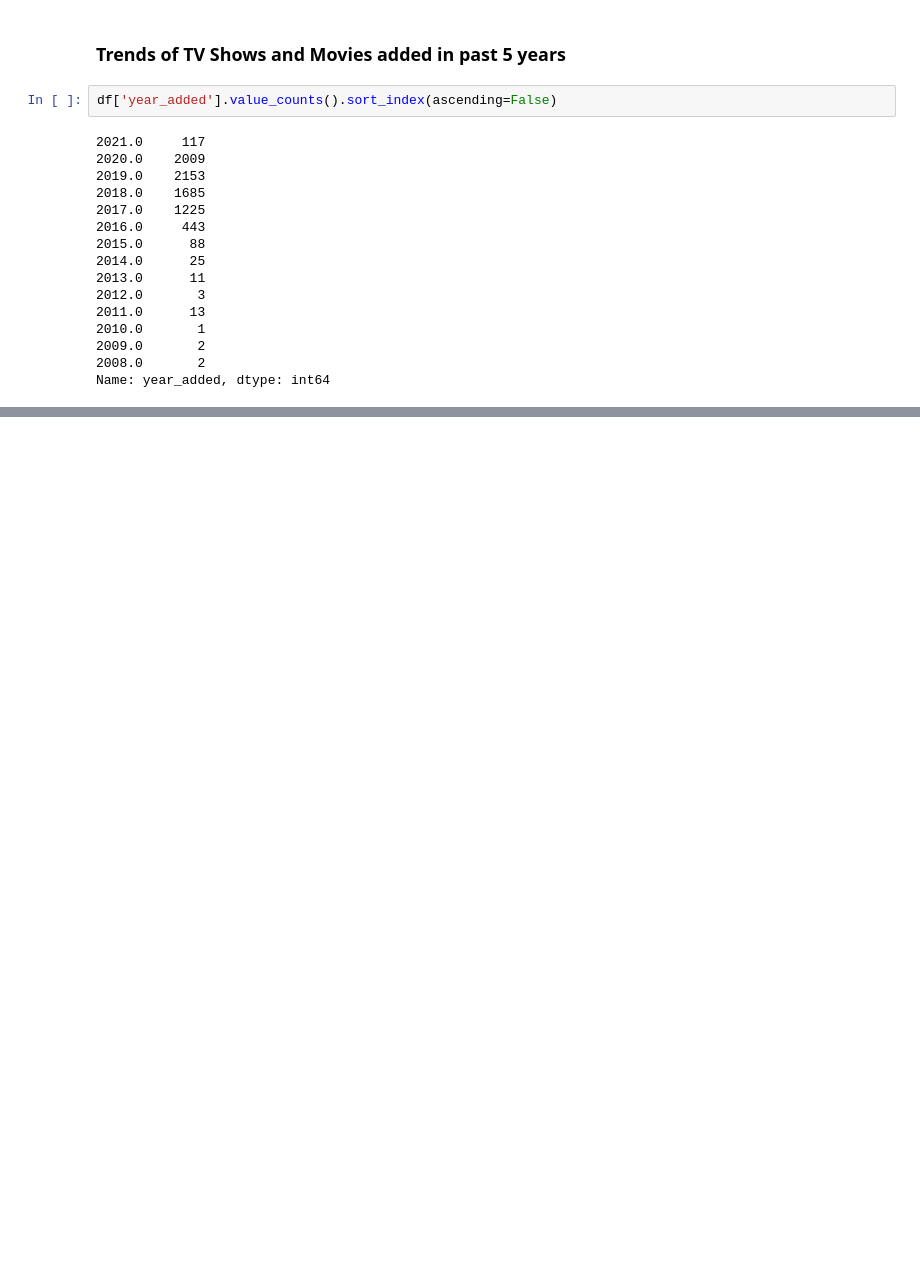
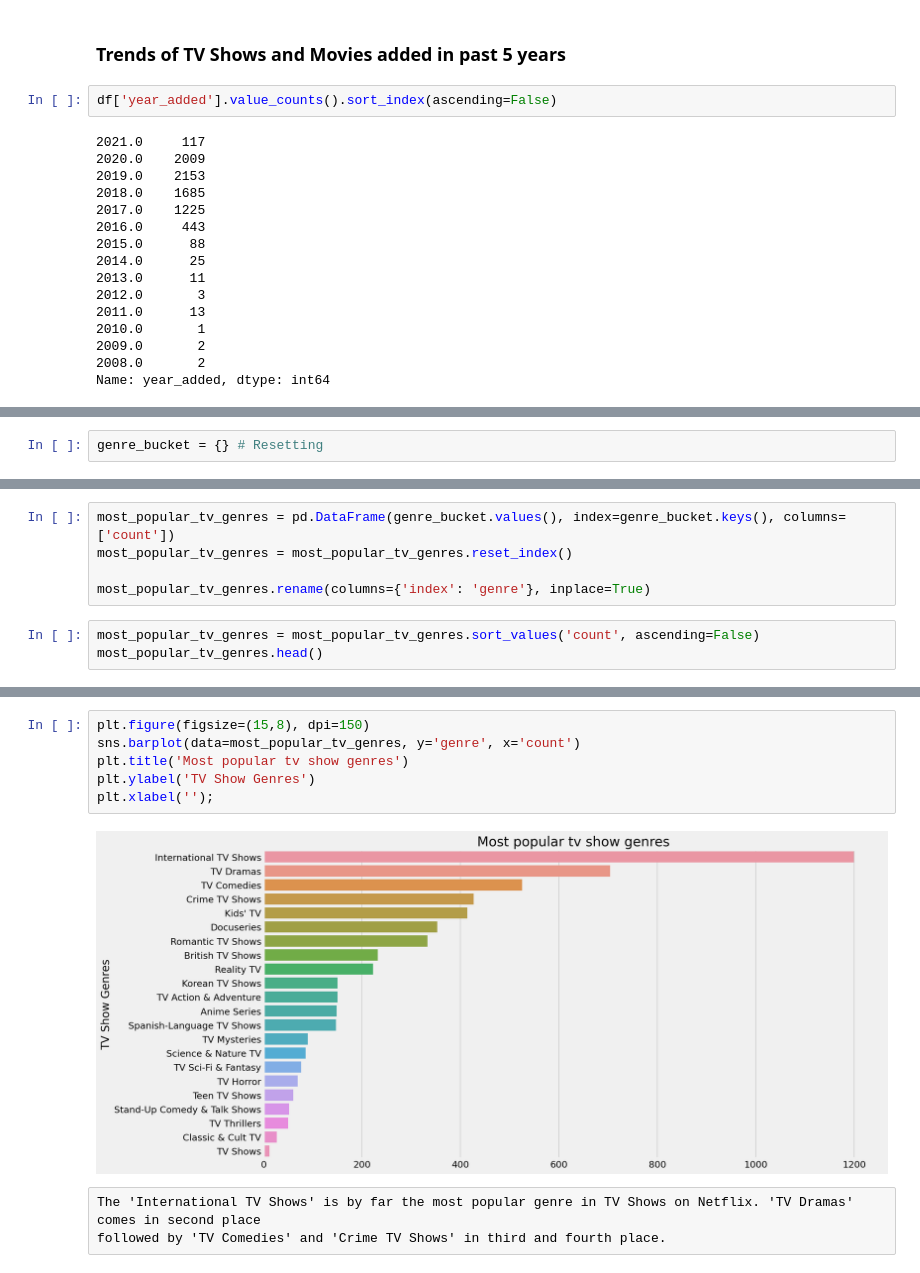
Before and after one commit to Manav099/ExploratoryDataAnalysis, a Jupyter notebook: Project02-netflix_moviesandtvshows/Netflix-EDA.ipynb, the cells around one changed output, grey strips where cells are left out. Cells and saved outputs as stored; diff of their text form; blank space fills up the shorter version.

```diff
--- a/Project02-netflix_moviesandtvshows/Netflix-EDA.ipynb
+++ b/Project02-netflix_moviesandtvshows/Netflix-EDA.ipynb
@@ -521,0 +632,2 @@ plt.legend(loc=("upper left"), ncol=2);
+# %%
+genre_bucket = {} # Resetting
@@ -521,0 +669,8 @@ plt.legend(loc=("upper left"), ncol=2);
+# %%
+most_popular_tv_genres = pd.DataFrame(genre_bucket.values(), index=genre_bucket.keys(), columns=['count'])
+most_popular_tv_genres = most_popular_tv_genres.reset_index()
+
+most_popular_tv_genres.rename(columns={'index': 'genre'}, inplace=True)
+# %%
+most_popular_tv_genres = most_popular_tv_genres.sort_values('count', ascending=False)
+most_popular_tv_genres.head()
@@ -521,0 +684,11 @@ plt.legend(loc=("upper left"), ncol=2);
+# %%
+plt.figure(figsize=(15,8), dpi=150)
+sns.barplot(data=most_popular_tv_genres, y='genre', x='count')
+plt.title('Most popular tv show genres')
+plt.ylabel('TV Show Genres')
+plt.xlabel('');
+# %% [output]
+[figure, added]
+# %% [raw]
+The 'International TV Shows' is by far the most popular genre in TV Shows on Netflix. 'TV Dramas' comes in second place
+followed by 'TV Comedies' and 'Crime TV Shows' in third and fourth place.
```
Also changed, not shown: parts of 24 cells of this notebook.
